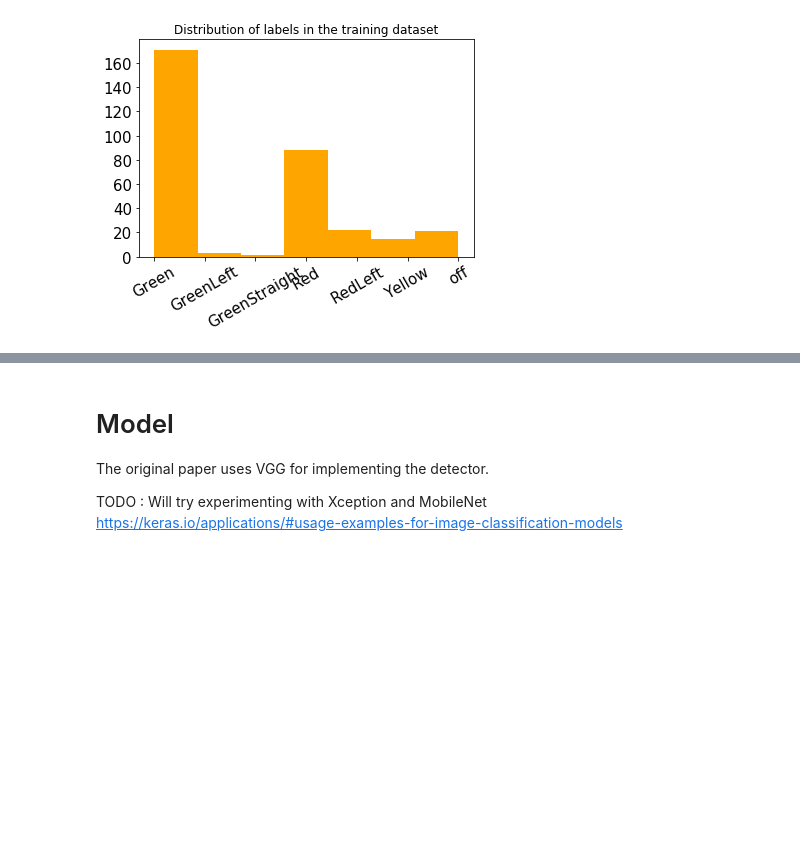
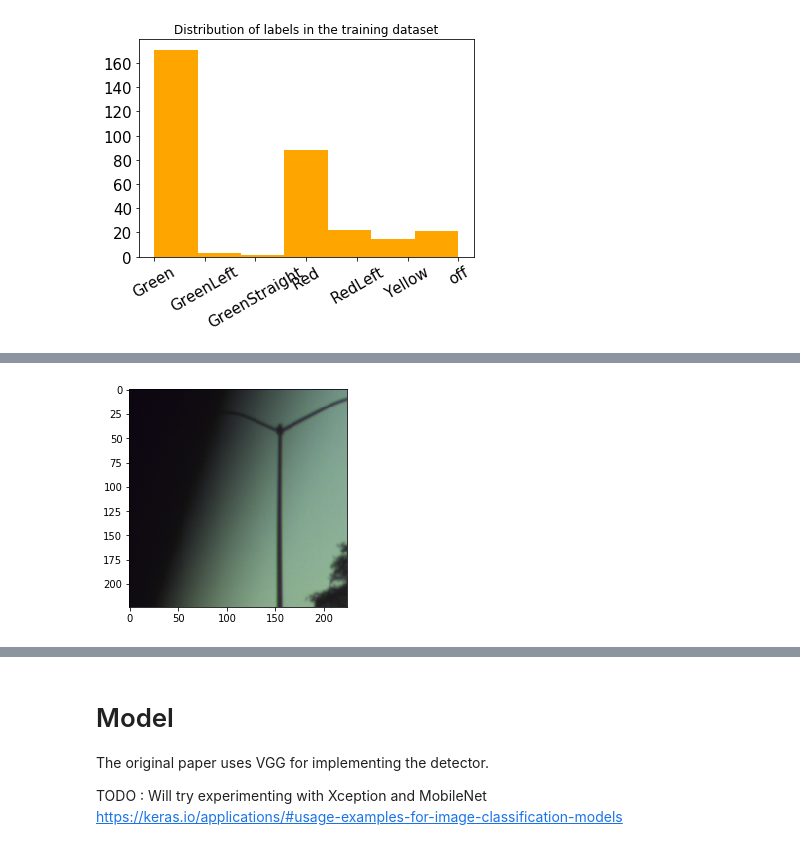
Before and after one commit to rdjondo/SimplisticSSD, a Jupyter notebook: MySSD_experiment.ipynb, the cells around one changed output, grey strips where cells are left out. Saved outputs shown, nothing was run; the diff lists cells and outputs as text; code cells hidden in the pictures; blank space fills up the shorter version.

```diff
--- a/MySSD_experiment.ipynb
+++ b/MySSD_experiment.ipynb
@@ -190,0 +234,12 @@ Label lists ['Green', 'GreenLeft', 'GreenStraight', 'Red', 'RedLeft', 'Yellow',
+# %%
+# Crop image with crop parameters
+def crop_image(image, size_x=224,size_y=224, x = 0, y = 0):
+    """ Select a portion of the image """
+    if x<0 or y<0 or x + size_x >= image.shape[0] or y + size_y >= image.shape[1]:
+        raise Exception('Image limits exceeded with x:{}, y:{}, size_x:{}, size_y:{} for shape {}'.format(x, y, size_x, size_y, image.shape))
+    return image[x:x+size_x, y:y+size_y]
+
+plt.imshow( crop_image(image))
+plt.show()
+# %% [output]
+[figure, added]
```
Also changed, not shown: parts of 19 cells of this notebook.
